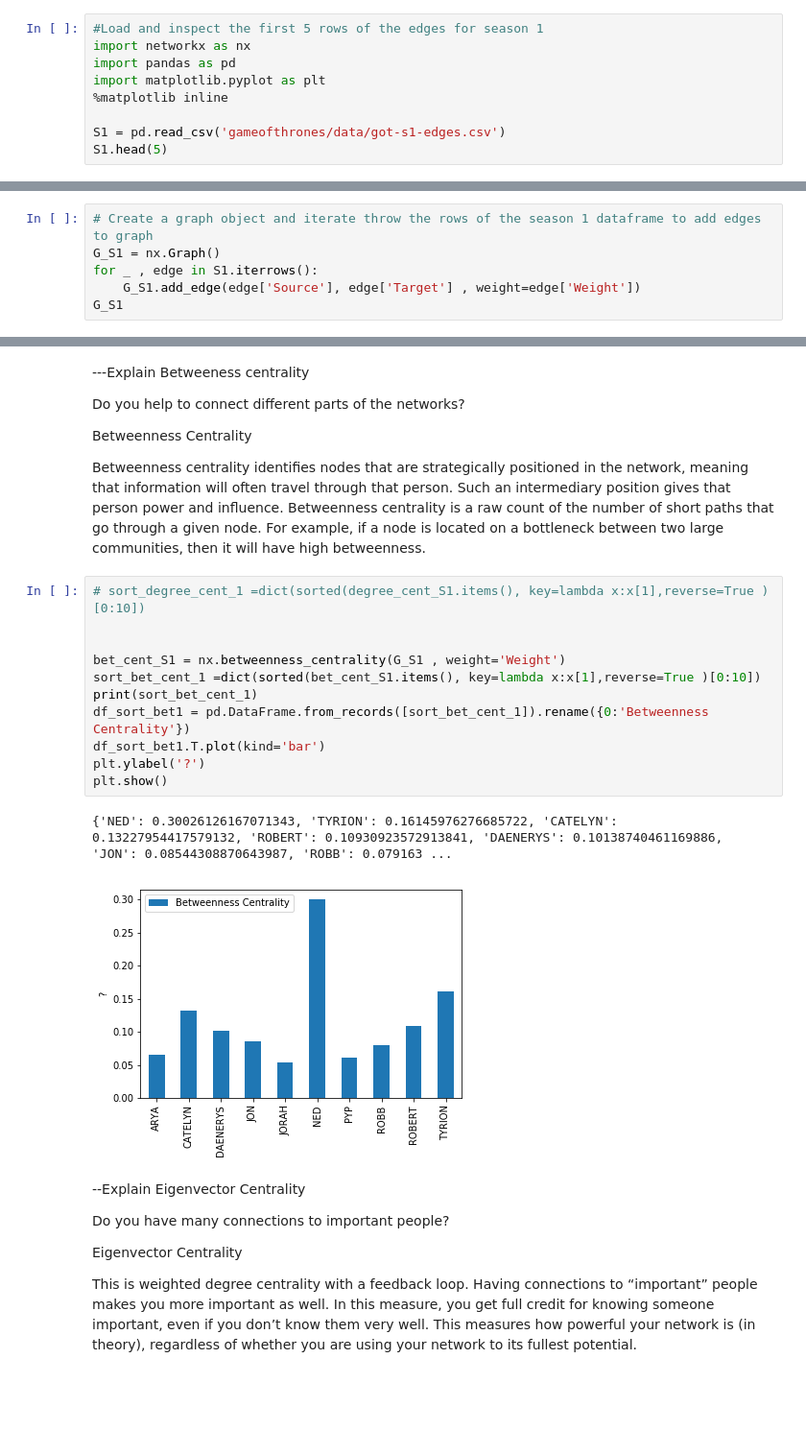
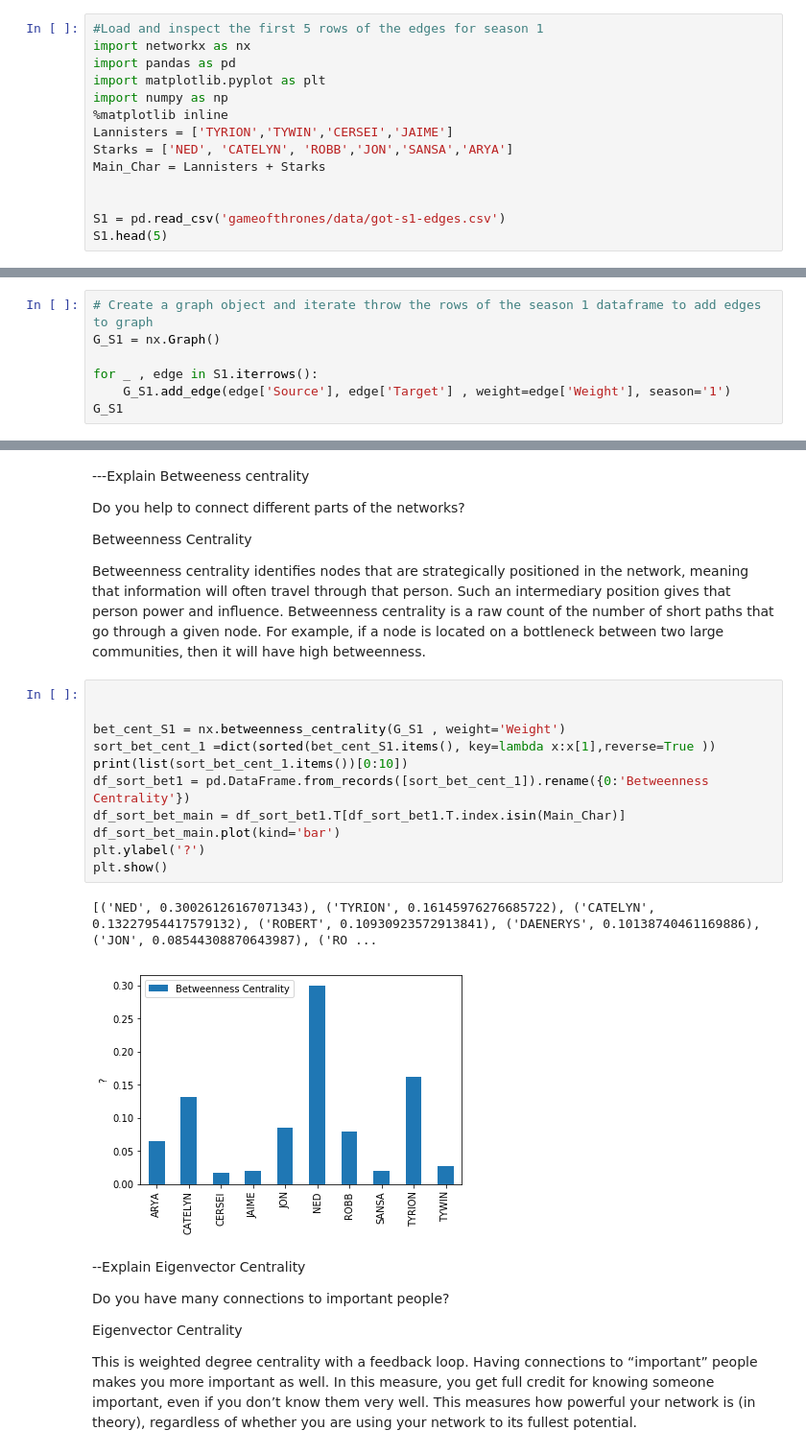
Before and after one commit to ChadAdam/Network-Analysis, a Jupyter notebook: Network_Analysis-Network.ipynb, the cells around one changed output, grey strips where cells are left out. Shown at 96% size. Drawn from its saved outputs; the diff is of its cells as text; blank space fills up the shorter version.

```diff
--- a/Network_Analysis-Network.ipynb
+++ b/Network_Analysis-Network.ipynb
@@ -5,7 +5,12 @@ Explain what Network X is and is used for in this project--
 import networkx as nx
 import pandas as pd
 import matplotlib.pyplot as plt
+import numpy as np
 %matplotlib inline
+Lannisters = ['TYRION','TYWIN','CERSEI','JAIME']
+Starks = ['NED', 'CATELYN', 'ROBB','JON','SANSA','ARYA']
+Main_Char = Lannisters + Starks
+
 
 S1 = pd.read_csv('gameofthrones/data/got-s1-edges.csv')
 S1.head(5)
@@ -21,8 +26,9 @@ S1.head(5)
 # %%
 # Create a graph object and iterate throw the rows of the season 1 dataframe to add edges to graph
 G_S1 = nx.Graph()
+
 for _ , edge in S1.iterrows():
-    G_S1.add_edge(edge['Source'], edge['Target'] , weight=edge['Weight'])
+    G_S1.add_edge(edge['Source'], edge['Target'] , weight=edge['Weight'], season='1')
 G_S1
 # %% [output]
 <networkx.classes.graph.Graph at 0x...>
@@ -54,19 +62,19 @@ plt.show()
 
 Betweenness centrality identifies nodes that are strategically positioned in the network, meaning that information will often travel through that person. Such an intermediary position gives that person power and influence. Betweenness centrality is a raw count of the number of short paths that go through a given node. For example, if a node is located on a bottleneck between two large communities, then it will have high betweenness.
 # %%
-# sort_degree_cent_1 =dict(sorted(degree_cent_S1.items(), key=lambda x:x[1],reverse=True )[0:10])
 
 
 bet_cent_S1 = nx.betweenness_centrality(G_S1 , weight='Weight')
-sort_bet_cent_1 =dict(sorted(bet_cent_S1.items(), key=lambda x:x[1],reverse=True )[0:10])
-print(sort_bet_cent_1)
+sort_bet_cent_1 =dict(sorted(bet_cent_S1.items(), key=lambda x:x[1],reverse=True ))
+print(list(sort_bet_cent_1.items())[0:10])
 df_sort_bet1 = pd.DataFrame.from_records([sort_bet_cent_1]).rename({0:'Betweenness Centrality'})
-df_sort_bet1.T.plot(kind='bar')
+df_sort_bet_main = df_sort_bet1.T[df_sort_bet1.T.index.isin(Main_Char)]
+df_sort_bet_main.plot(kind='bar')
 plt.ylabel('?')
 plt.show()
 # %% [output]
-{'NED': 0.30026126167071343, 'TYRION': 0.16145976276685722, 'CATELYN': 0.13227954417579132, 'ROBERT': 0.10930923572913841, 'DAENERYS': 0.10138740461169886, 'JON': 0.08544308870643987, 'ROBB': 0.079163 ...
+[('NED', 0.30026126167071343), ('TYRION', 0.16145976276685722), ('CATELYN', 0.13227954417579132), ('ROBERT', 0.10930923572913841), ('DAENERYS', 0.10138740461169886), ('JON', 0.08544308870643987), ('RO ...
-[figure, old version]
+[figure, new version]
 # %% [markdown]
 --Explain Eigenvector Centrality
 
```
Also changed, not shown: parts of 5 cells of this notebook.
